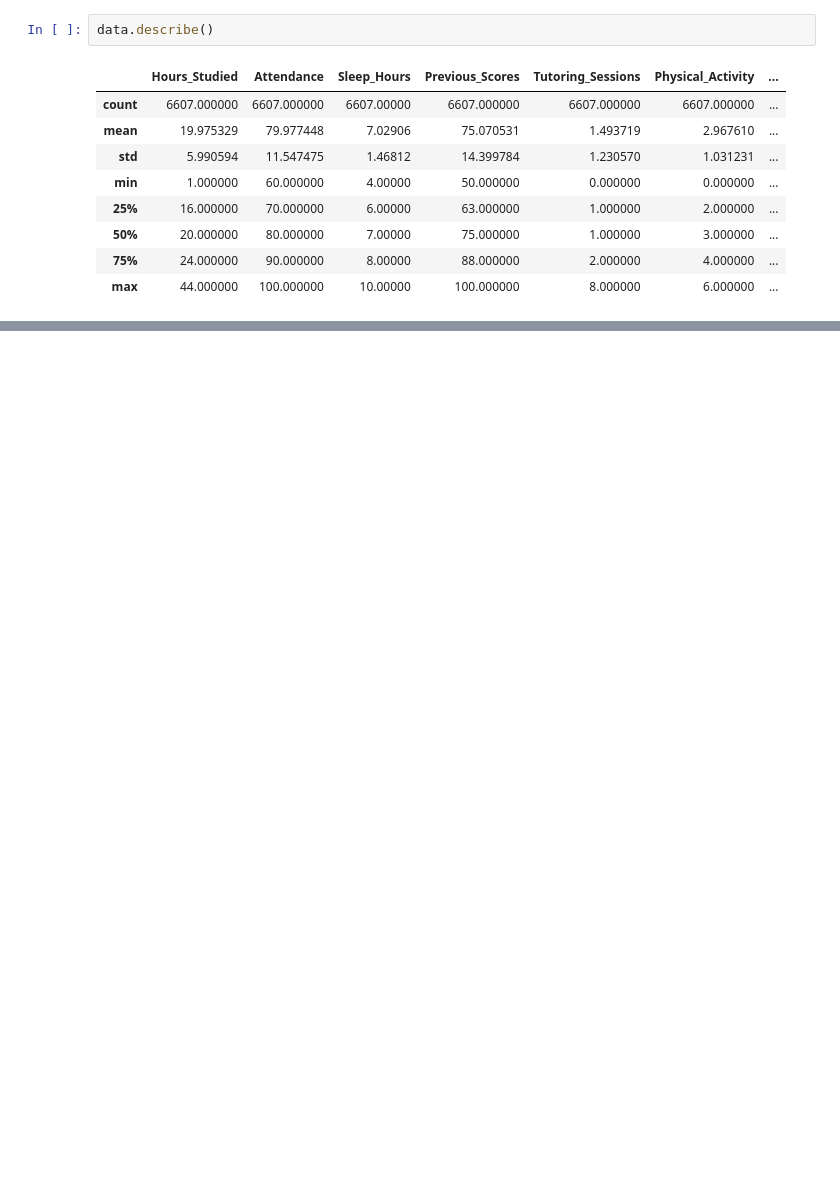
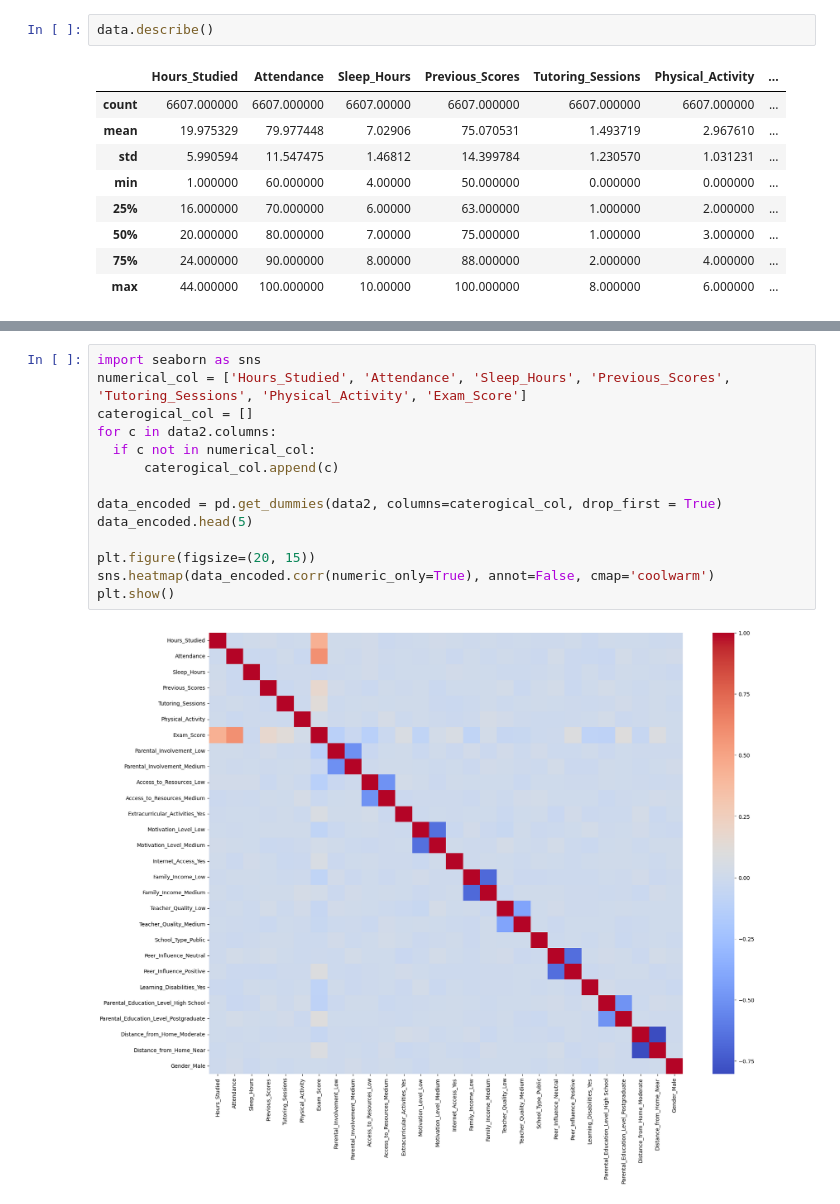
Before and after one commit to boriphat12/Student-Success-Factor-Analysis, a Jupyter notebook: Student_Success_Factor_Analysis.ipynb, the cells around one changed output, grey strips where cells are left out. Drawn from its saved outputs; the diff is of its cells as text; blank space fills up the shorter version.

```diff
--- a/Student_Success_Factor_Analysis.ipynb
+++ b/Student_Success_Factor_Analysis.ipynb
@@ -75,0 +143,16 @@ dtype: float64
+# %%
+import seaborn as sns
+numerical_col = ['Hours_Studied', 'Attendance', 'Sleep_Hours', 'Previous_Scores', 'Tutoring_Sessions', 'Physical_Activity', 'Exam_Score']
+caterogical_col = []
+for c in data2.columns:
+  if c not in numerical_col:
+      caterogical_col.append(c)
+
+data_encoded = pd.get_dummies(data2, columns=caterogical_col, drop_first = True)
+data_encoded.head(5)
+
+plt.figure(figsize=(20, 15))
+sns.heatmap(data_encoded.corr(numeric_only=True), annot=False, cmap='coolwarm')
+plt.show()
+# %% [output]
+[figure, added]
```
Also changed, not shown: parts of 17 cells of this notebook.
